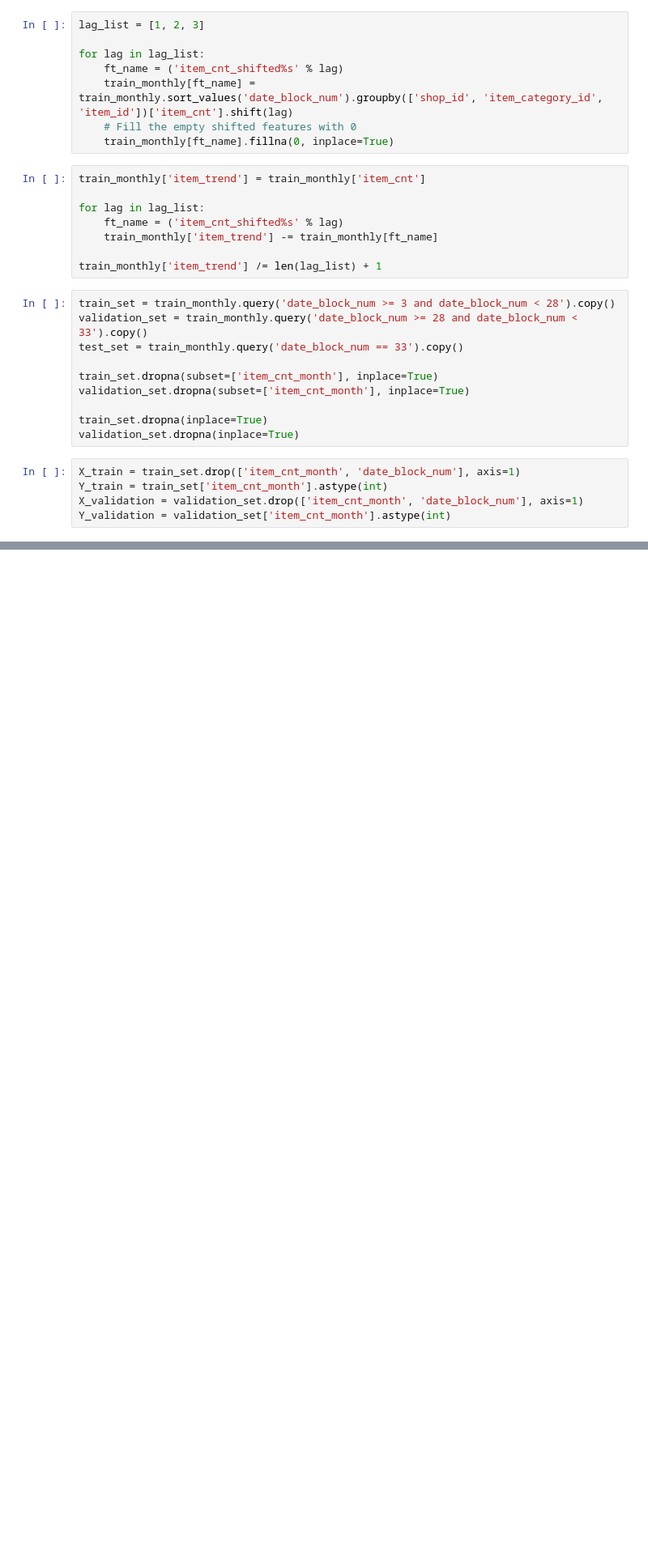
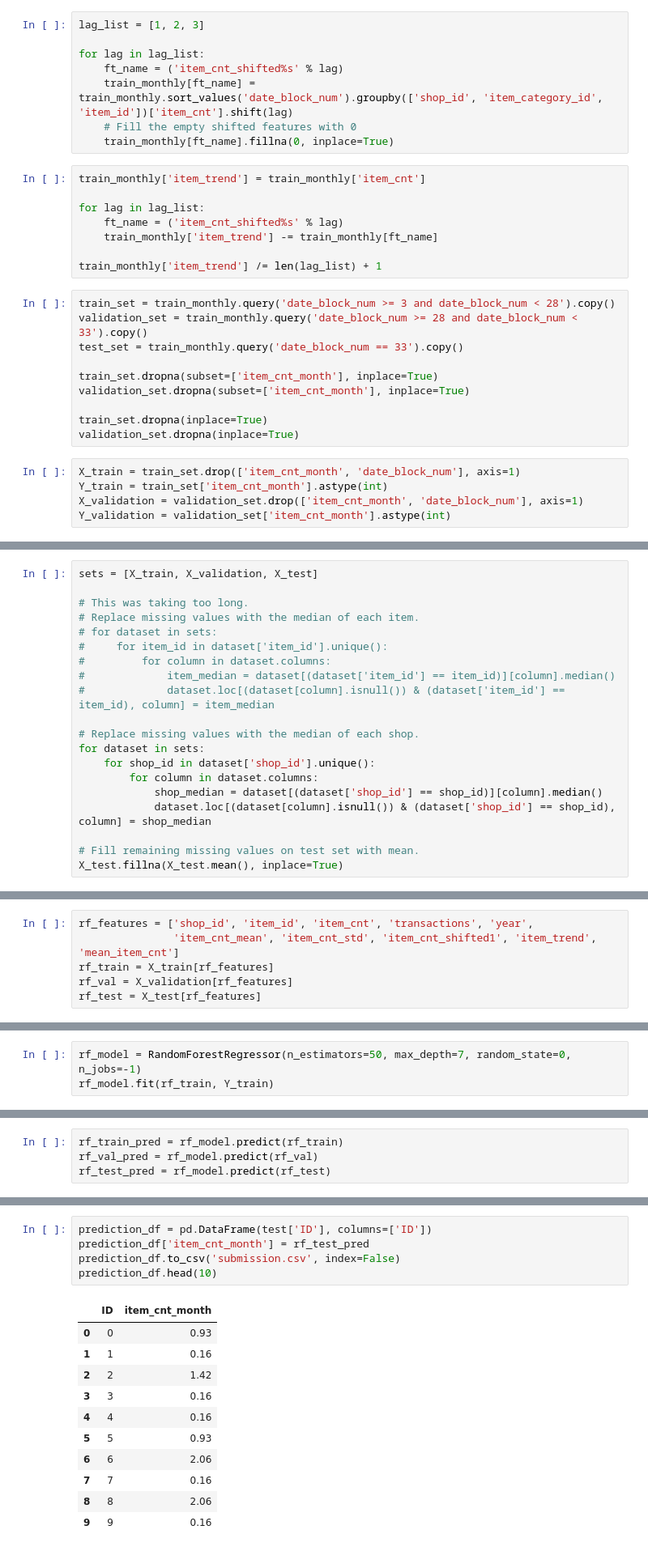
Before and after one commit to hahajain/kaggle, a Jupyter notebook: Predict_Future_Sales.ipynb, the cells around one changed output, grey strips where cells are left out. Shown at 81% size. Saved outputs shown, nothing was run; the diff lists cells and outputs as text; blank space fills up the shorter version.

```diff
--- a/Predict_Future_Sales.ipynb
+++ b/Predict_Future_Sales.ipynb
@@ -202,0 +220,20 @@ Y_validation = validation_set['item_cnt_month'].astype(int)
+# %%
+sets = [X_train, X_validation, X_test]
+
+# This was taking too long.
+# Replace missing values with the median of each item.
+# for dataset in sets:
+#     for item_id in dataset['item_id'].unique():
+#         for column in dataset.columns:
+#             item_median = dataset[(dataset['item_id'] == item_id)][column].median()
+#             dataset.loc[(dataset[column].isnull()) & (dataset['item_id'] == item_id), column] = item_median
+
+# Replace missing values with the median of each shop.
+for dataset in sets:
+    for shop_id in dataset['shop_id'].unique():
+        for column in dataset.columns:
+            shop_median = dataset[(dataset['shop_id'] == shop_id)][column].median()
+            dataset.loc[(dataset[column].isnull()) & (dataset['shop_id'] == shop_id), column] = shop_median
+
+# Fill remaining missing values on test set with mean.
+X_test.fillna(X_test.mean(), inplace=True)
@@ -202,0 +304,6 @@ Y_validation = validation_set['item_cnt_month'].astype(int)
+# %%
+rf_features = ['shop_id', 'item_id', 'item_cnt', 'transactions', 'year',
+               'item_cnt_mean', 'item_cnt_std', 'item_cnt_shifted1', 'item_trend', 'mean_item_cnt']
+rf_train = X_train[rf_features]
+rf_val = X_validation[rf_features]
+rf_test = X_test[rf_features]
@@ -202,0 +312,3 @@ Y_validation = validation_set['item_cnt_month'].astype(int)
+# %%
+rf_model = RandomForestRegressor(n_estimators=50, max_depth=7, random_state=0, n_jobs=-1)
+rf_model.fit(rf_train, Y_train)
@@ -202,0 +322,4 @@ Y_validation = validation_set['item_cnt_month'].astype(int)
+# %%
+rf_train_pred = rf_model.predict(rf_train)
+rf_val_pred = rf_model.predict(rf_val)
+rf_test_pred = rf_model.predict(rf_test)
@@ -202,0 +334,17 @@ Y_validation = validation_set['item_cnt_month'].astype(int)
+# %%
+prediction_df = pd.DataFrame(test['ID'], columns=['ID'])
+prediction_df['item_cnt_month'] = rf_test_pred
+prediction_df.to_csv('submission.csv', index=False)
+prediction_df.head(10)
+# %% [output]
+|  | ID | item_cnt_month |
+| 0 | 0 | 0.93 |
+| 1 | 1 | 0.16 |
+| 2 | 2 | 1.42 |
+| 3 | 3 | 0.16 |
+| 4 | 4 | 0.16 |
+| 5 | 5 | 0.93 |
+| 6 | 6 | 2.06 |
+| 7 | 7 | 0.16 |
+| 8 | 8 | 2.06 |
+| 9 | 9 | 0.16 |
```
Also changed, not shown: parts of 12 cells of this notebook.
